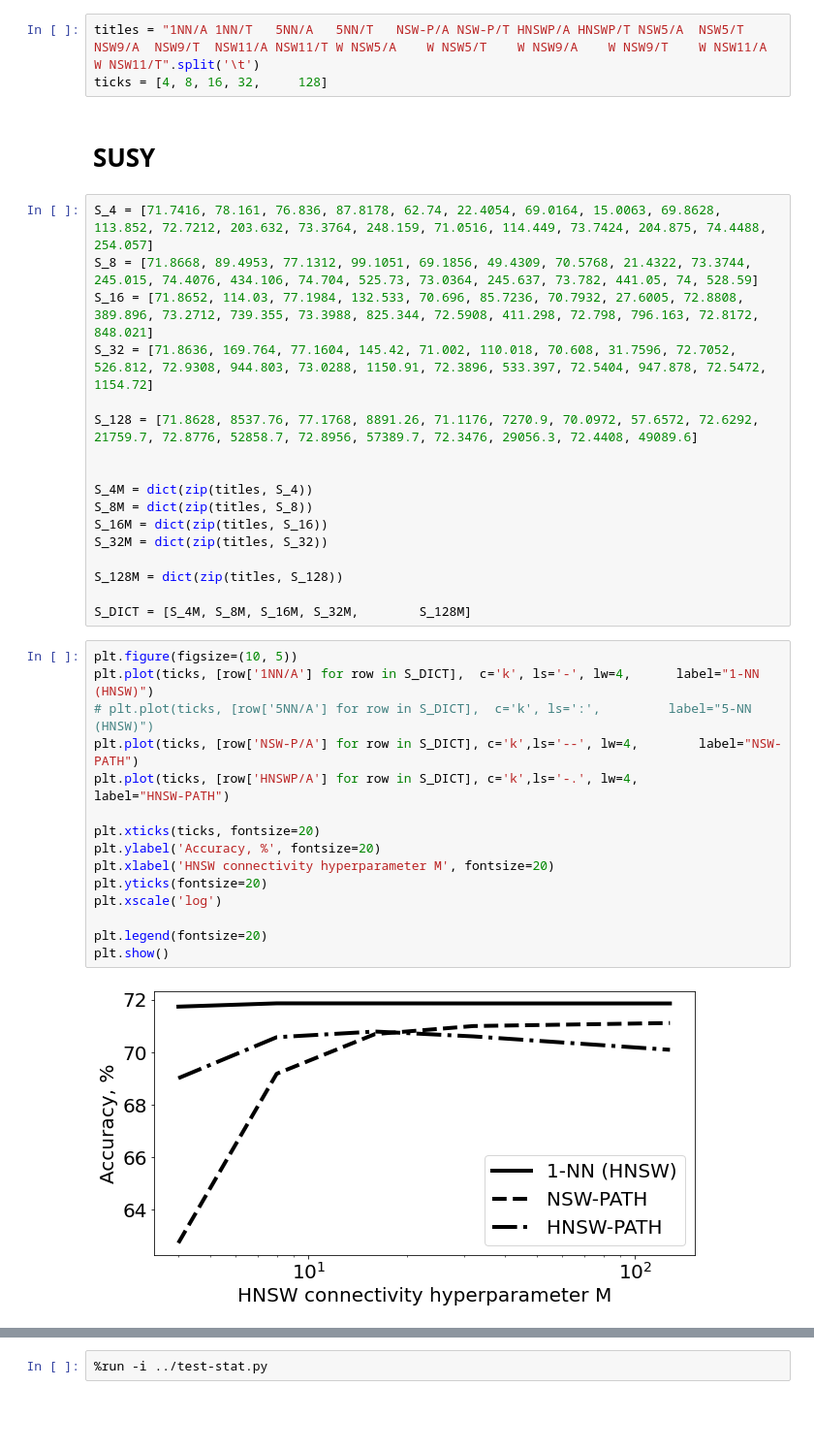
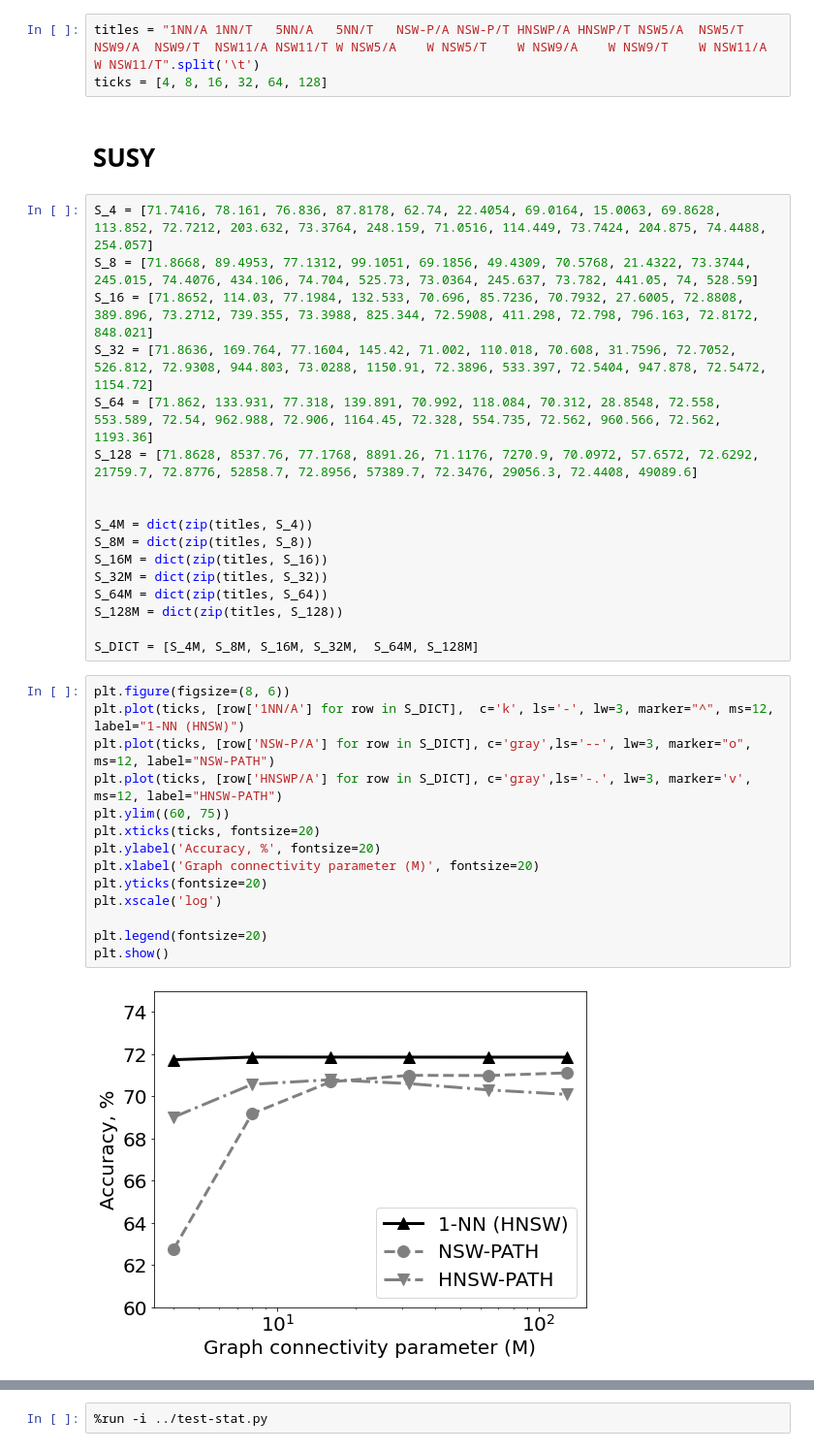
Before and after one commit to IUCVLab/proximity-cut, a Jupyter notebook: notebooks/PAPER graphs.ipynb, the cells around one changed output, grey strips where cells are left out. Shown: that part at 97% size. Drawn from its saved outputs; the diff is of its cells as text; blank space fills up the shorter version.

```diff
--- a/notebooks/PAPER graphs.ipynb
+++ b/notebooks/PAPER graphs.ipynb
@@ -2,7 +2,7 @@
 import matplotlib.pyplot as plt
 # %%
 titles = "1NN/A	1NN/T	5NN/A	5NN/T	NSW-P/A	NSW-P/T	HNSWP/A	HNSWP/T	NSW5/A	NSW5/T	NSW9/A	NSW9/T	NSW11/A	NSW11/T	W NSW5/A	W NSW5/T	W NSW9/A	W NSW9/T	W NSW11/A	W NSW11/T".split('\t')
-ticks = [4, 8, 16, 32,     128]
+ticks = [4, 8, 16, 32, 64, 128]
 # %% [markdown]
 # SUSY
 # %%
@@ -10,7 +10,7 @@ S_4 = [71.7416, 78.161, 76.836, 87.8178, 62.74, 22.4054, 69.0164, 15.0063, 69.86
 S_8 = [71.8668, 89.4953, 77.1312, 99.1051, 69.1856, 49.4309, 70.5768, 21.4322, 73.3744, 245.015, 74.4076, 434.106, 74.704, 525.73, 73.0364, 245.637, 73.782, 441.05, 74, 528.59]
 S_16 = [71.8652, 114.03, 77.1984, 132.533, 70.696, 85.7236, 70.7932, 27.6005, 72.8808, 389.896, 73.2712, 739.355, 73.3988, 825.344, 72.5908, 411.298, 72.798, 796.163, 72.8172, 848.021]
 S_32 = [71.8636, 169.764, 77.1604, 145.42, 71.002, 110.018, 70.608, 31.7596, 72.7052, 526.812, 72.9308, 944.803, 73.0288, 1150.91, 72.3896, 533.397, 72.5404, 947.878, 72.5472, 1154.72]
-
+S_64 = [71.862, 133.931, 77.318, 139.891, 70.992, 118.084, 70.312, 28.8548, 72.558, 553.589, 72.54, 962.988, 72.906, 1164.45, 72.328, 554.735, 72.562, 960.566, 72.562, 1193.36]
 S_128 = [71.8628, 8537.76, 77.1768, 8891.26, 71.1176, 7270.9, 70.0972, 57.6572, 72.6292, 21759.7, 72.8776, 52858.7, 72.8956, 57389.7, 72.3476, 29056.3, 72.4408, 49089.6]
 
 
@@ -18,24 +18,23 @@ S_4M = dict(zip(titles, S_4))
 S_8M = dict(zip(titles, S_8))
 S_16M = dict(zip(titles, S_16))
 S_32M = dict(zip(titles, S_32))
-
+S_64M = dict(zip(titles, S_64))
 S_128M = dict(zip(titles, S_128))
 
-S_DICT = [S_4M, S_8M, S_16M, S_32M,        S_128M]
+S_DICT = [S_4M, S_8M, S_16M, S_32M,  S_64M, S_128M]
 # %%
-plt.figure(figsize=(10, 5))
-plt.plot(ticks, [row['1NN/A'] for row in S_DICT],  c='k', ls='-', lw=4,      label="1-NN (HNSW)")
-# plt.plot(ticks, [row['5NN/A'] for row in S_DICT],  c='k', ls=':',         label="5-NN (HNSW)")
-plt.plot(ticks, [row['NSW-P/A'] for row in S_DICT], c='k',ls='--', lw=4,        label="NSW-PATH")
-plt.plot(ticks, [row['HNSWP/A'] for row in S_DICT], c='k',ls='-.', lw=4,        label="HNSW-PATH")
-
+plt.figure(figsize=(8, 6))
+plt.plot(ticks, [row['1NN/A'] for row in S_DICT],  c='k', ls='-', lw=3, marker="^", ms=12, label="1-NN (HNSW)")
+plt.plot(ticks, [row['NSW-P/A'] for row in S_DICT], c='gray',ls='--', lw=3, marker="o", ms=12, label="NSW-PATH")
+plt.plot(ticks, [row['HNSWP/A'] for row in S_DICT], c='gray',ls='-.', lw=3, marker='v', ms=12, label="HNSW-PATH")
+plt.ylim((60, 75))
 plt.xticks(ticks, fontsize=20)
 plt.ylabel('Accuracy, %', fontsize=20)
-plt.xlabel('HNSW connectivity hyperparameter M', fontsize=20)
+plt.xlabel('Graph connectivity parameter (M)', fontsize=20)
 plt.yticks(fontsize=20)
 plt.xscale('log')
 
 plt.legend(fontsize=20)
 plt.show()
 # %% [output]
-[figure, old version]
+[figure, new version]
```
Also changed, not shown: parts of 8 cells of this notebook, 2 other files.
